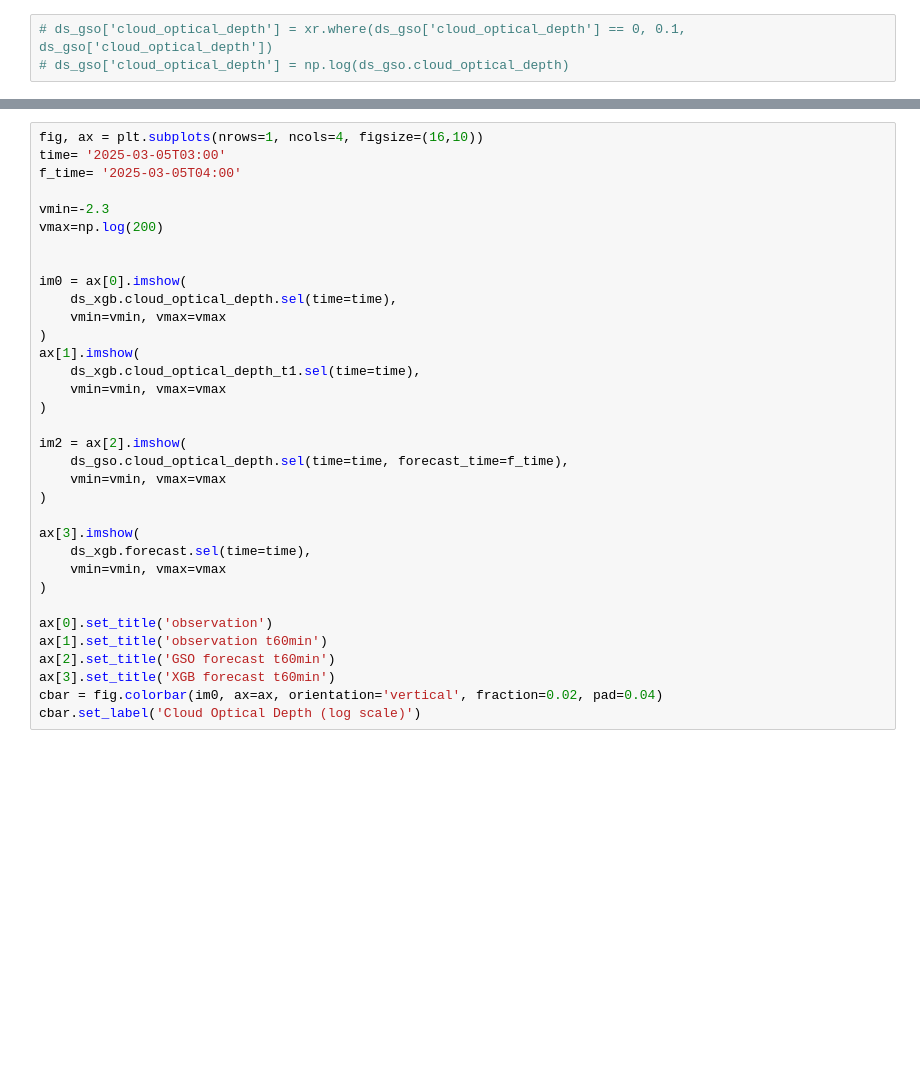
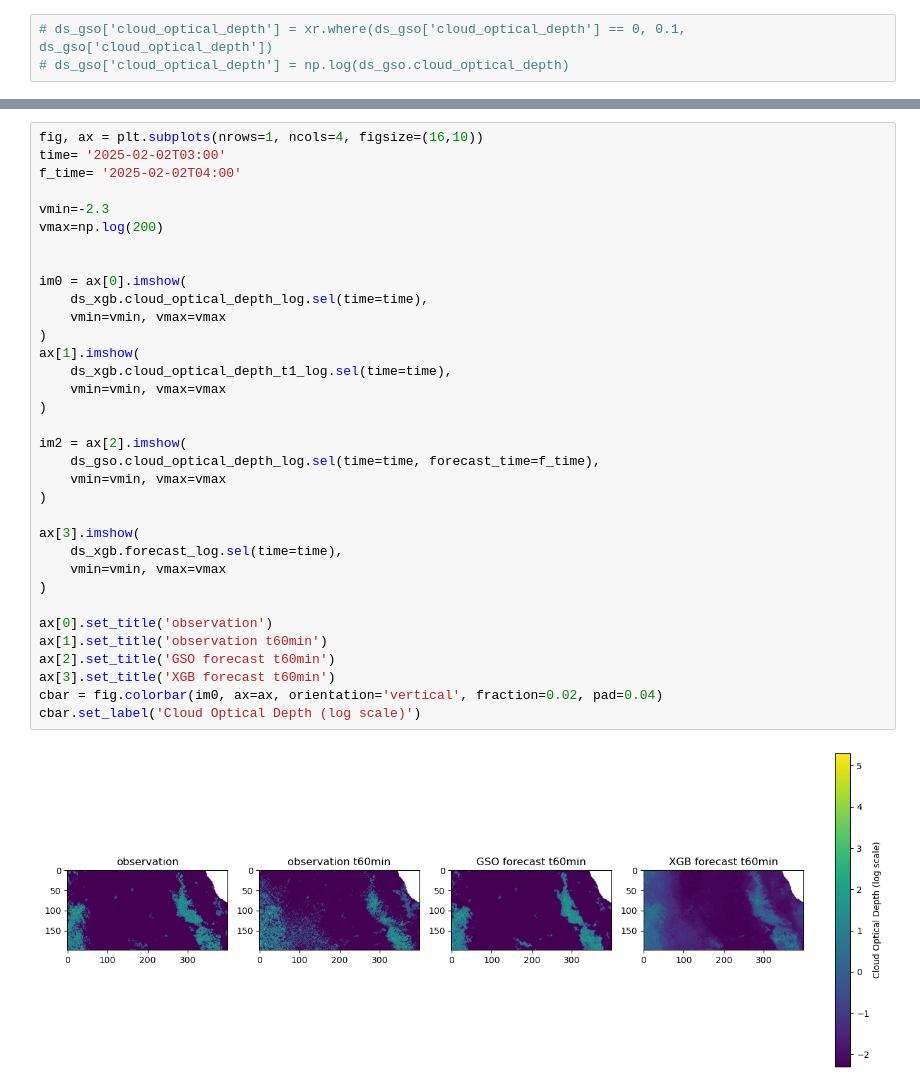
Before and after one commit to cdoedens/solar-nowcast, a Jupyter notebook: mouse/05_spatial_analysis.ipynb, the cells around one changed output, grey strips where cells are left out. Cells and saved outputs as stored; diff of their text form; blank space fills up the shorter version.

```diff
--- a/mouse/05_spatial_analysis.ipynb
+++ b/mouse/05_spatial_analysis.ipynb
@@ -146,36 +138,38 @@ cbar.set_label('Cloud Optical Depth (log scale)')
 # %%
 fig, ax = plt.subplots(nrows=1, ncols=4, figsize=(16,10))
-time= '2025-03-05T03:00'
-f_time= '2025-03-05T04:00'
+time= '2025-02-02T03:00'
+f_time= '2025-02-02T04:00'
 
 vmin=-2.3
 vmax=np.log(200)
 
 
 im0 = ax[0].imshow(
-    ds_xgb.cloud_optical_depth.sel(time=time),
+    ds_xgb.cloud_optical_depth_log.sel(time=time),
     vmin=vmin, vmax=vmax
 )
 ax[1].imshow(
-    ds_xgb.cloud_optical_depth_t1.sel(time=time),
+    ds_xgb.cloud_optical_depth_t1_log.sel(time=time),
     vmin=vmin, vmax=vmax
 )
 
 im2 = ax[2].imshow(
-    ds_gso.cloud_optical_depth.sel(time=time, forecast_time=f_time),
+    ds_gso.cloud_optical_depth_log.sel(time=time, forecast_time=f_time),
     vmin=vmin, vmax=vmax
 )
 
 ax[3].imshow(
-    ds_xgb.forecast.sel(time=time),
+    ds_xgb.forecast_log.sel(time=time),
     vmin=vmin, vmax=vmax
 )
 
 ax[0].set_title('observation')
 ax[1].set_title('observation t60min')
 ax[2].set_title('GSO forecast t60min')
 ax[3].set_title('XGB forecast t60min')
 cbar = fig.colorbar(im0, ax=ax, orientation='vertical', fraction=0.02, pad=0.04)
 cbar.set_label('Cloud Optical Depth (log scale)')
+# %% [output]
+[figure, added]
 # %%
 fig, ax = plt.subplots(nrows=1, ncols=4, figsize=(16,10))
```
Also changed, not shown: parts of 5 cells of this notebook, 3 other files.
